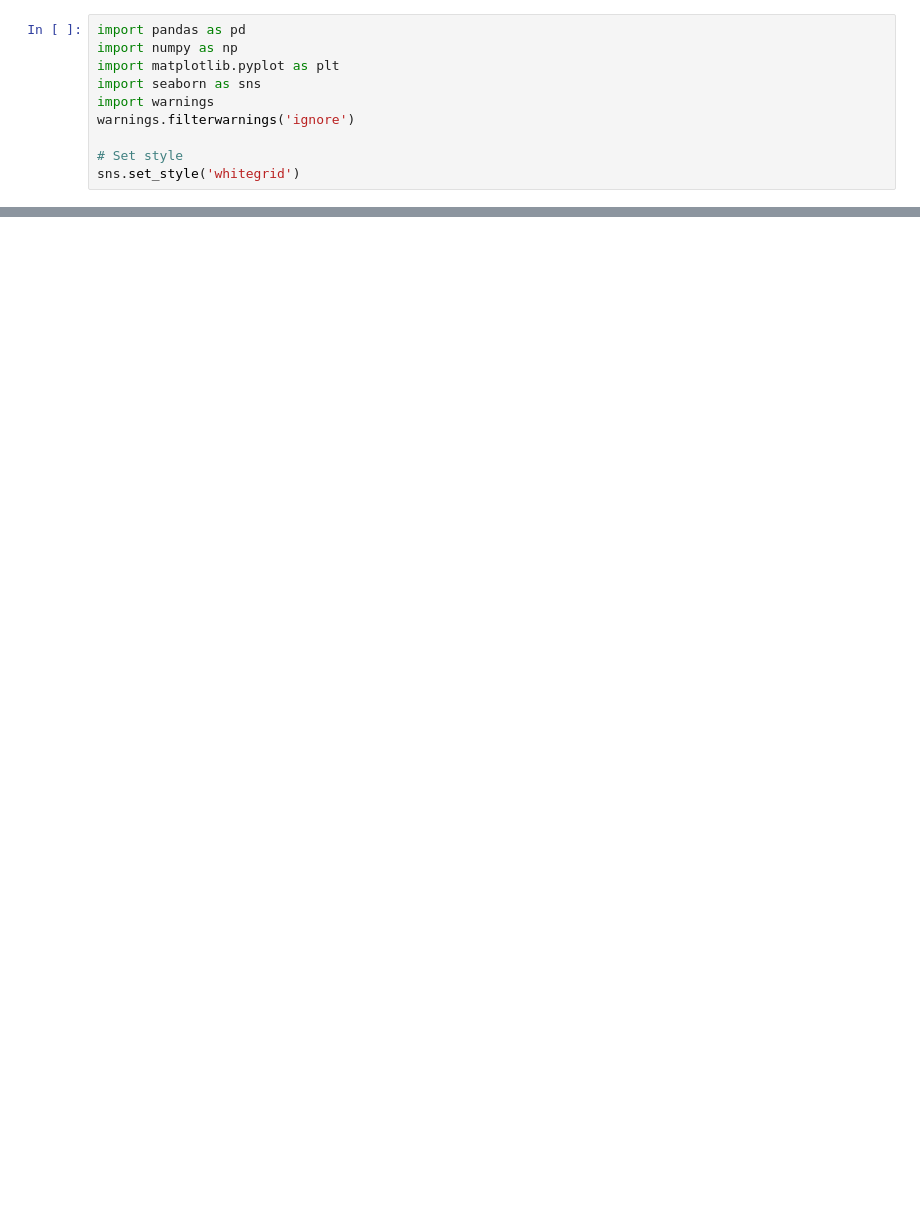
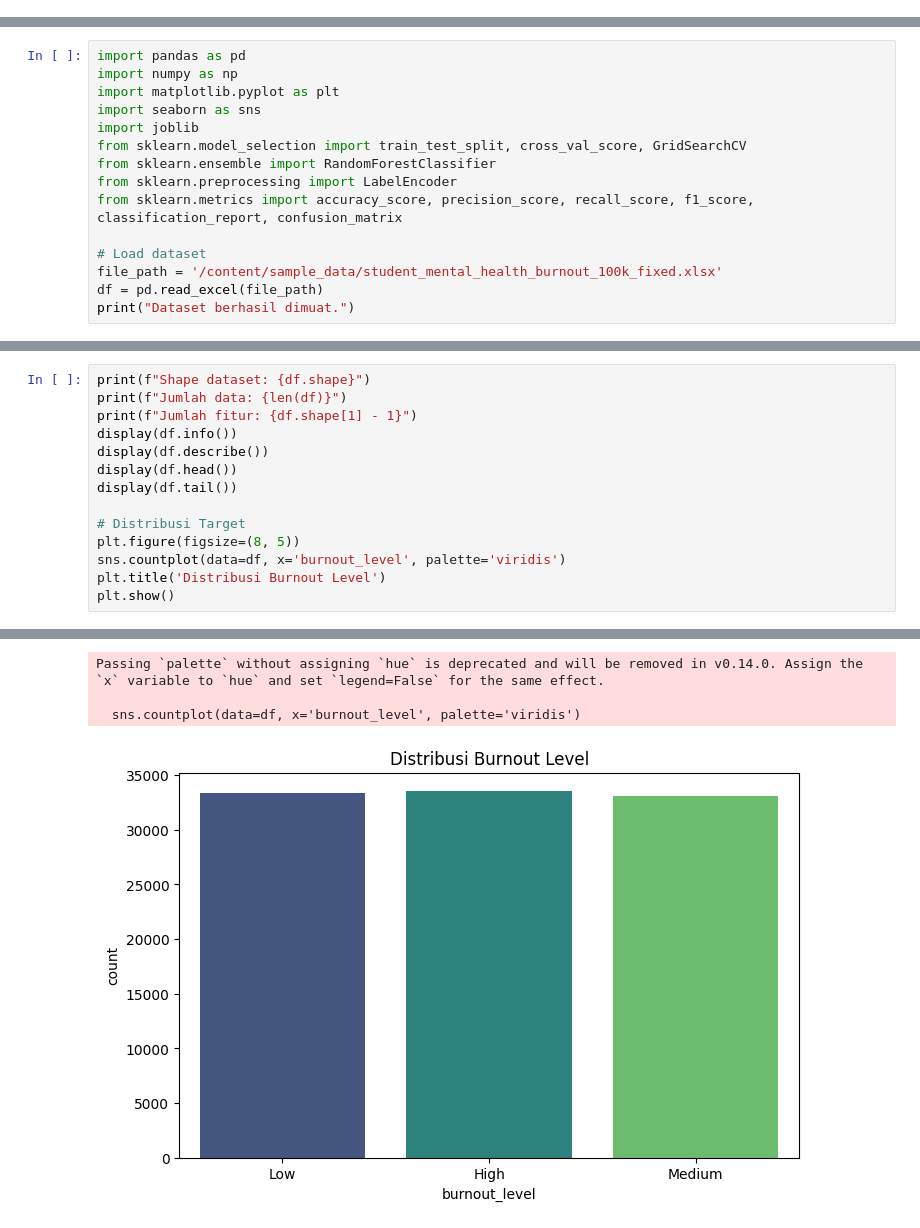
Before and after one commit to Farisahilmi/Task15_ML, a Jupyter notebook: notebook.ipynb, the cells around one changed output, grey strips where cells are left out. Saved outputs shown, nothing was run; the diff lists cells and outputs as text; blank space fills up the shorter version.

```diff
--- a/notebook.ipynb
+++ b/notebook.ipynb
@@ -5,10 +0,0 @@ Notebook ini berisi proses eksplorasi data, preprocessing, dan pelatihan model R
-# %%
-import pandas as pd
-import numpy as np
-import matplotlib.pyplot as plt
-import seaborn as sns
-import warnings
-warnings.filterwarnings('ignore')
-
-# Set style
-sns.set_style('whitegrid')
@@ -180,0 +9,15 @@ plt.show()
+# %%
+import pandas as pd
+import numpy as np
+import matplotlib.pyplot as plt
+import seaborn as sns
+import joblib
+from sklearn.model_selection import train_test_split, cross_val_score, GridSearchCV
+from sklearn.ensemble import RandomForestClassifier
+from sklearn.preprocessing import LabelEncoder
+from sklearn.metrics import accuracy_score, precision_score, recall_score, f1_score, classification_report, confusion_matrix
+
+# Load dataset
+file_path = '/content/sample_data/student_mental_health_burnout_100k_fixed.xlsx'
+df = pd.read_excel(file_path)
+print("Dataset berhasil dimuat.")
@@ -180,0 +30,15 @@ plt.show()
+# %%
+print(f"Shape dataset: {df.shape}")
+print(f"Jumlah data: {len(df)}")
+print(f"Jumlah fitur: {df.shape[1] - 1}")
+display(df.info())
+display(df.describe())
+display(df.head())
+display(df.tail())
+
+# Distribusi Target
+plt.figure(figsize=(8, 5))
+sns.countplot(data=df, x='burnout_level', palette='viridis')
+plt.title('Distribusi Burnout Level')
+plt.show()
+# %% [output]
@@ -180,0 +84,4 @@ plt.show()
+Passing `palette` without assigning `hue` is deprecated and will be removed in v0.14.0. Assign the `x` variable to `hue` and set `legend=False` for the same effect.
+
+  sns.countplot(data=df, x='burnout_level', palette='viridis')
+[figure, added]
```
Also changed, not shown: parts of 35 cells of this notebook, 10 other files.
